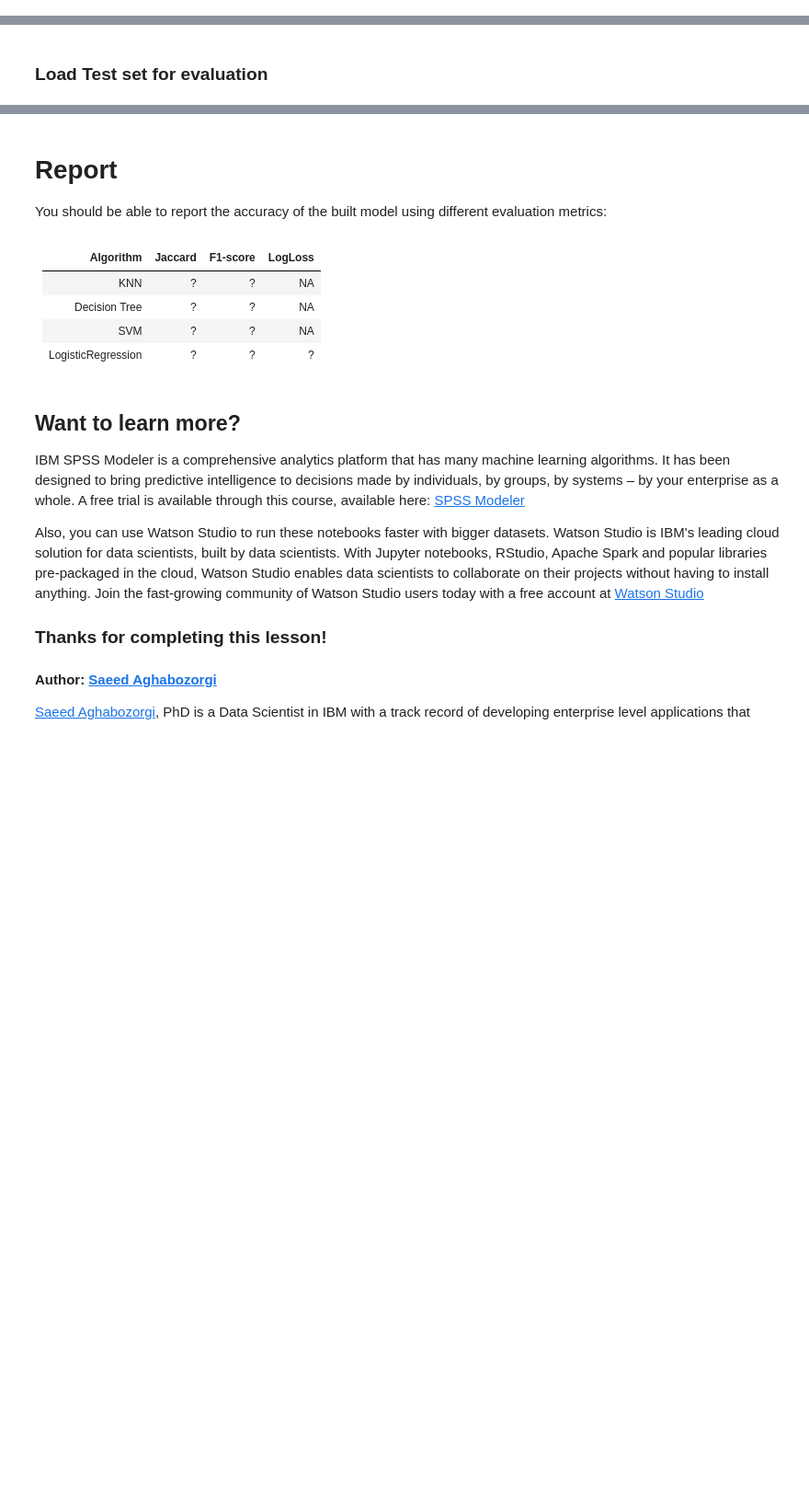
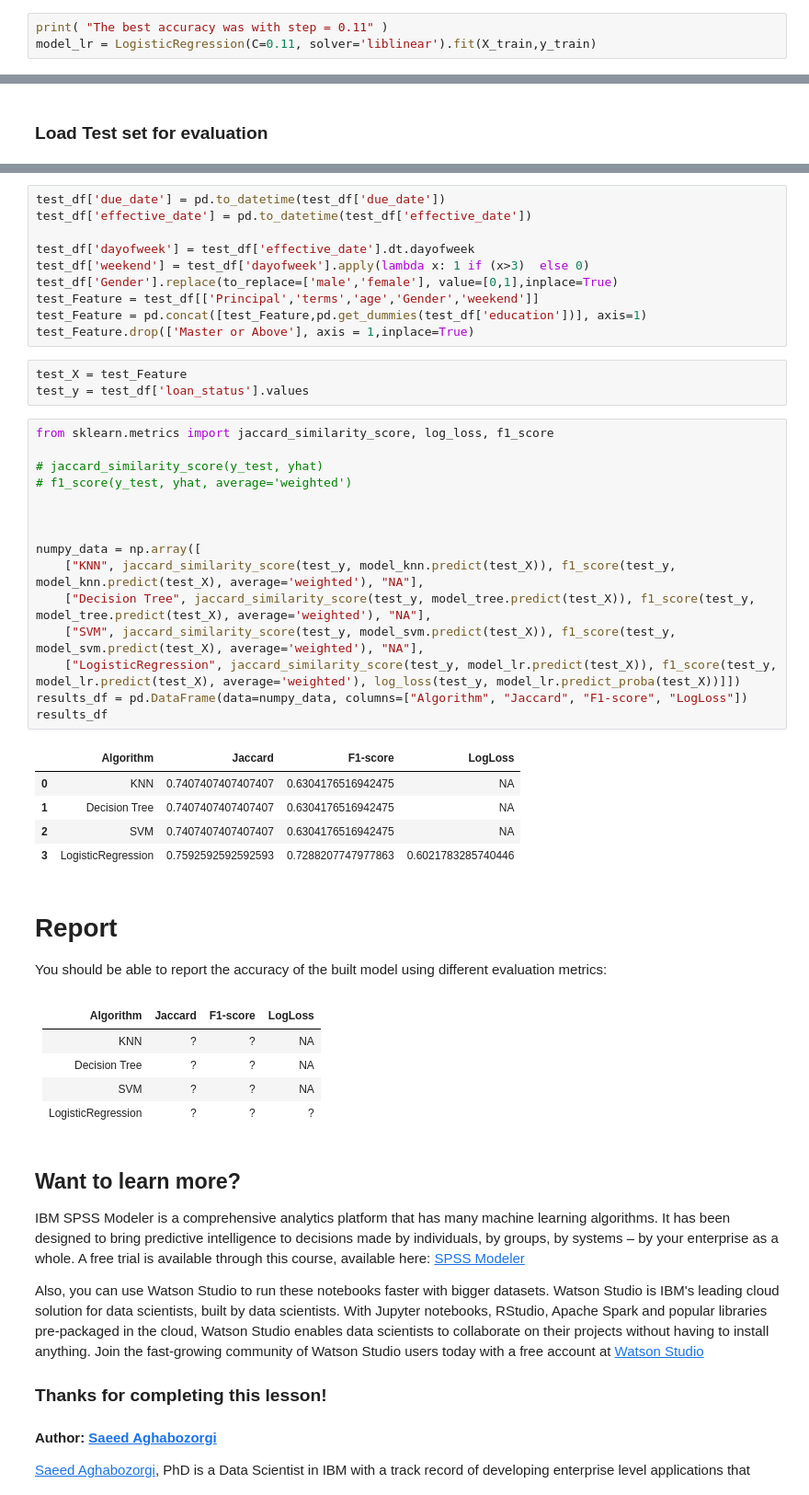
Before and after one commit to celpham/coursera-ibm-data-science, a Jupyter notebook: Assignment - ML with Python.ipynb, the cells around one changed output, grey strips where cells are left out. Shown at 92% size. Cells and saved outputs as stored; diff of their text form; blank space fills up the shorter version.

```diff
--- a/Assignment - ML with Python.ipynb
+++ b/Assignment - ML with Python.ipynb
@@ -348,0 +455,3 @@ The best accuracy was with 0.7857142857142857 with k= 7
+# %%
+print( "The best accuracy was with step = 0.11" )
+model_lr = LogisticRegression(C=0.11, solver='liblinear').fit(X_train,y_train)
@@ -364,3 +493,37 @@ test_df.head()
+# %%
+test_df['due_date'] = pd.to_datetime(test_df['due_date'])
+test_df['effective_date'] = pd.to_datetime(test_df['effective_date'])
+
+test_df['dayofweek'] = test_df['effective_date'].dt.dayofweek
+test_df['weekend'] = test_df['dayofweek'].apply(lambda x: 1 if (x>3)  else 0)
+test_df['Gender'].replace(to_replace=['male','female'], value=[0,1],inplace=True)
+test_Feature = test_df[['Principal','terms','age','Gender','weekend']]
+test_Feature = pd.concat([test_Feature,pd.get_dummies(test_df['education'])], axis=1)
+test_Feature.drop(['Master or Above'], axis = 1,inplace=True)
+# %%
+test_X = test_Feature
+test_y = test_df['loan_status'].values
+# %%
+from sklearn.metrics import jaccard_similarity_score, log_loss, f1_score
+
+# jaccard_similarity_score(y_test, yhat)
+# f1_score(y_test, yhat, average='weighted')
+
+
+
+numpy_data = np.array([
+    ["KNN", jaccard_similarity_score(test_y, model_knn.predict(test_X)), f1_score(test_y, model_knn.predict(test_X), average='weighted'), "NA"],
+    ["Decision Tree", jaccard_similarity_score(test_y, model_tree.predict(test_X)), f1_score(test_y, model_tree.predict(test_X), average='weighted'), "NA"],
+    ["SVM", jaccard_similarity_score(test_y, model_svm.predict(test_X)), f1_score(test_y, model_svm.predict(test_X), average='weighted'), "NA"],
+    ["LogisticRegression", jaccard_similarity_score(test_y, model_lr.predict(test_X)), f1_score(test_y, model_lr.predict(test_X), average='weighted'), log_loss(test_y, model_lr.predict_proba(test_X))]])
+results_df = pd.DataFrame(data=numpy_data, columns=["Algorithm", "Jaccard", "F1-score", "LogLoss"])
+results_df
+# %% [output]
+|  | Algorithm | Jaccard | F1-score | LogLoss |
+| 0 | KNN | 0.7407407407407407 | 0.6304176516942475 | NA |
+| 1 | Decision Tree | 0.7407407407407407 | 0.6304176516942475 | NA |
+| 2 | SVM | 0.7407407407407407 | 0.6304176516942475 | NA |
+| 3 | LogisticRegression | 0.7592592592592593 | 0.7288207747977863 | 0.6021783285740446 |
 # %% [markdown]
 # Report
 You should be able to report the accuracy of the built model using different evaluation metrics:
```
Also changed, not shown: parts of 12 cells of this notebook.
